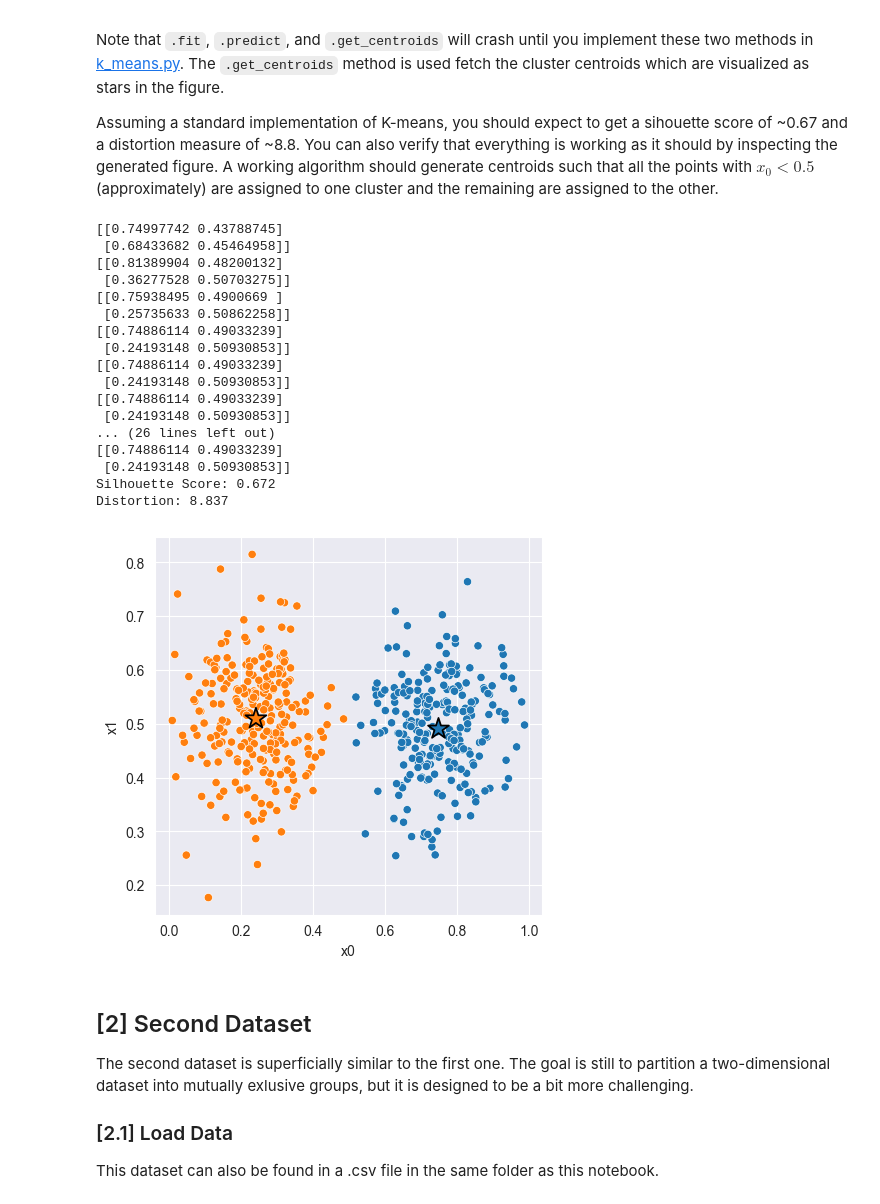
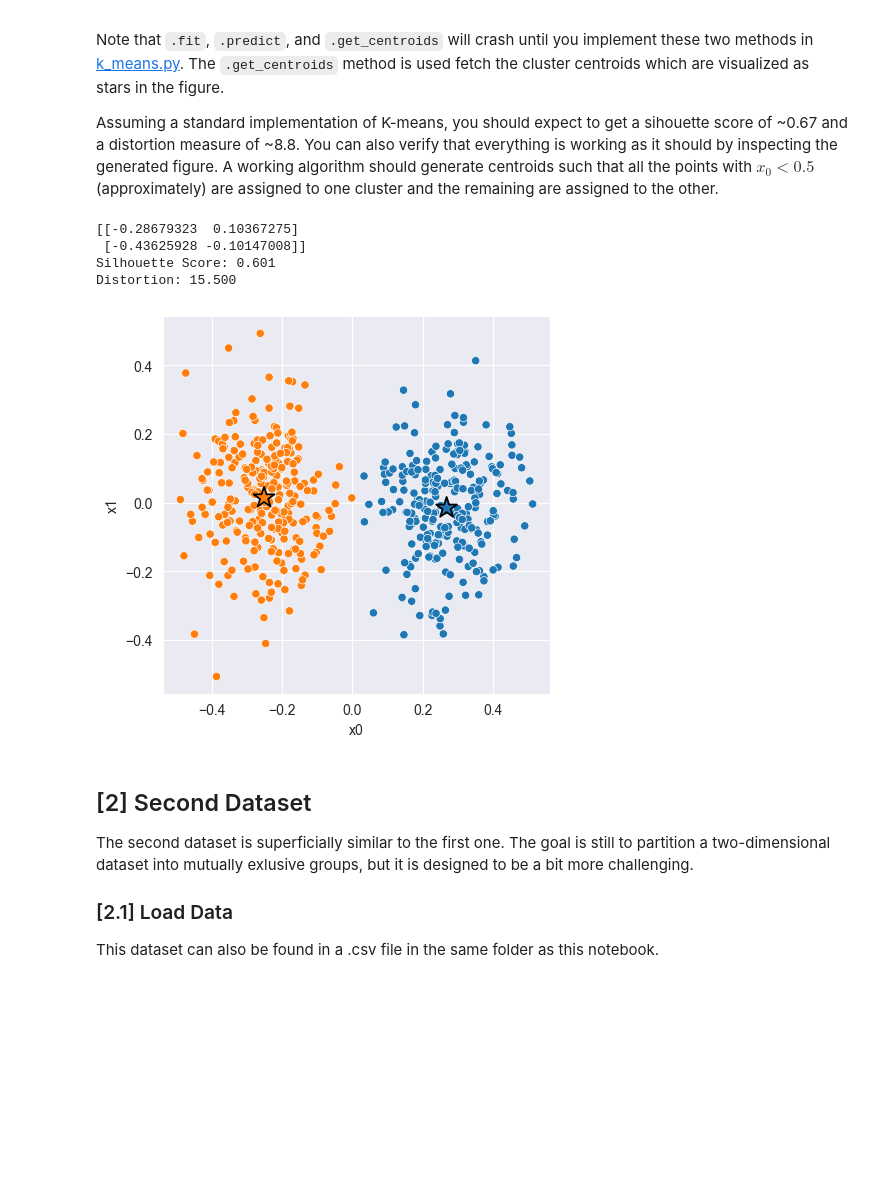
Before and after one commit to StefanTomic-NTNU/machinelearning, a Jupyter notebook: k_means/experiment.ipynb, the cells around one changed output. Drawn from its saved outputs; the diff is of its cells as text; code cells hidden in the pictures; blank space fills up the shorter version.

```diff
--- a/k_means/experiment.ipynb
+++ b/k_means/experiment.ipynb
@@ -73,40 +73,28 @@ Assuming a standard implementation of K-means, you should expect to get a sihoue
 # %%
 # Fit Model
 X = data_1[['x0', 'x1']]
 model_1 = km.KMeans() # <-- Should work with default constructor
+X = km.normalize(X)
 model_1.fit(X)
 
 # Compute Silhouette Score
 z = model_1.predict(X)
 print(f'Silhouette Score: {km.euclidean_silhouette(X, z) :.3f}')
 print(f'Distortion: {km.euclidean_distortion(X, z) :.3f}')
 
 # Plot cluster assignments
 C = model_1.get_centroids()
 K = len(C)
 _, ax = plt.subplots(figsize=(5, 5), dpi=100)
 sns.scatterplot(x='x0', y='x1', hue=z, hue_order=range(K), palette='tab10', data=X, ax=ax);
 sns.scatterplot(x=C[:,0], y=C[:,1], hue=range(K), palette='tab10', marker='*', s=250, edgecolor='black', ax=ax)
 ax.legend().remove();
 # %% [output]
-[[0.74997742 0.43788745]
- [0.68433682 0.45464958]]
-[[0.81389904 0.48200132]
- [0.36277528 0.50703275]]
-[[0.75938495 0.4900669 ]
- [0.25735633 0.50862258]]
-[[0.74886114 0.49033239]
- [0.24193148 0.50930853]]
-[[0.74886114 0.49033239]
- [0.24193148 0.50930853]]
-[[0.74886114 0.49033239]
- [0.24193148 0.50930853]]
-... (26 lines left out)
-[[0.74886114 0.49033239]
- [0.24193148 0.50930853]]
-Silhouette Score: 0.672
-Distortion: 8.837
+[[-0.28679323  0.10367275]
+ [-0.43625928 -0.10147008]]
+Silhouette Score: 0.601
+Distortion: 15.500
-[figure, old version]
+[figure, new version]
 # %% [markdown]
 ## [2] Second Dataset
 
```
Also changed, not shown: parts of 1 cell of this notebook, 1 other file.
